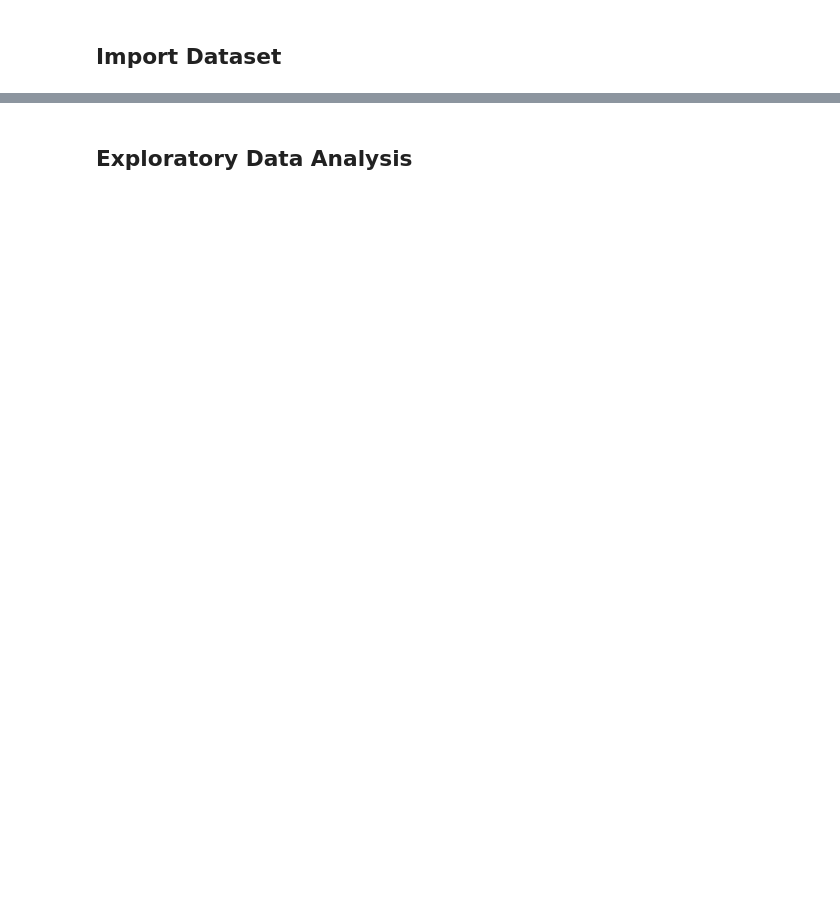
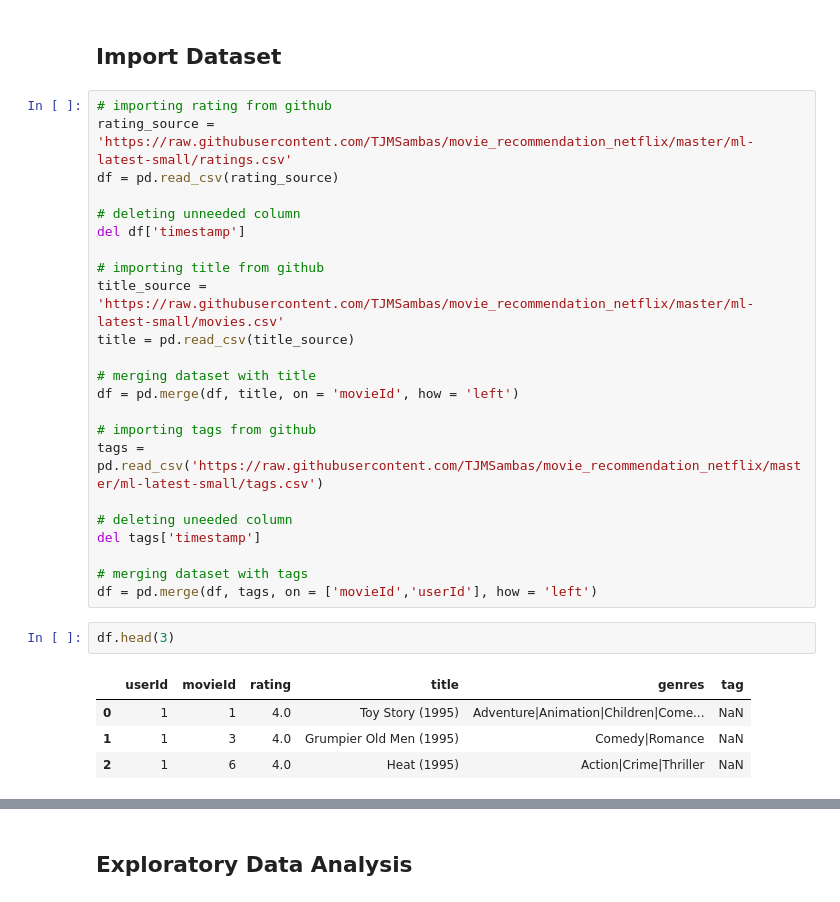
Before and after one commit to TJMSambas/movie_recommendation_netflix, a Jupyter notebook: D20_exercise_recommender_system_tri_rangga.ipynb, the cells around one changed output, grey strips where cells are left out. Cells and saved outputs as stored; diff of their text form; blank space fills up the shorter version.

```diff
--- a/D20_exercise_recommender_system_tri_rangga.ipynb
+++ b/D20_exercise_recommender_system_tri_rangga.ipynb
@@ -26,2 +43,32 @@ import seaborn as sns
 # %% [markdown]
 ## Import Dataset
+# %%
+# importing rating from github
+rating_source = 'https://raw.githubusercontent.com/TJMSambas/movie_recommendation_netflix/master/ml-latest-small/ratings.csv'
+df = pd.read_csv(rating_source)
+
+# deleting unneeded column
+del df['timestamp']
+
+# importing title from github
+title_source = 'https://raw.githubusercontent.com/TJMSambas/movie_recommendation_netflix/master/ml-latest-small/movies.csv'
+title = pd.read_csv(title_source)
+
+# merging dataset with title
+df = pd.merge(df, title, on = 'movieId', how = 'left')
+
+# importing tags from github
+tags = pd.read_csv('https://raw.githubusercontent.com/TJMSambas/movie_recommendation_netflix/master/ml-latest-small/tags.csv')
+
+# deleting uneeded column
+del tags['timestamp']
+
+# merging dataset with tags
+df = pd.merge(df, tags, on = ['movieId','userId'], how = 'left')
+# %%
+df.head(3)
+# %% [output]
+|  | userId | movieId | rating | title | genres | tag |
+| 0 | 1 | 1 | 4.0 | Toy Story (1995) | Adventure|Animation|Children|Come... | NaN |
+| 1 | 1 | 3 | 4.0 | Grumpier Old Men (1995) | Comedy|Romance | NaN |
+| 2 | 1 | 6 | 4.0 | Heat (1995) | Action|Crime|Thriller | NaN |
```
Also changed, not shown: parts of 71 cells of this notebook.
